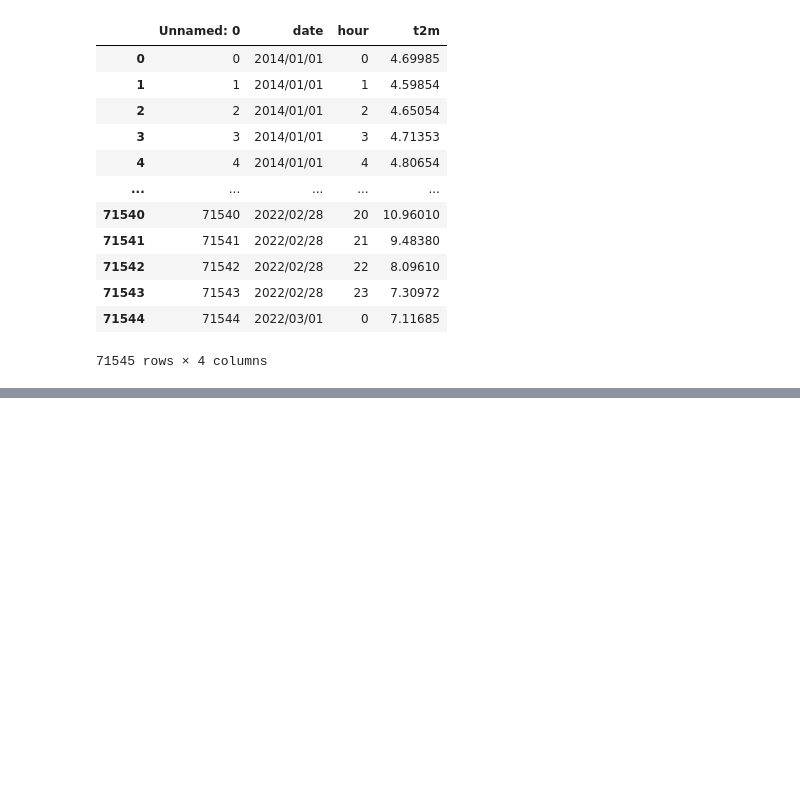
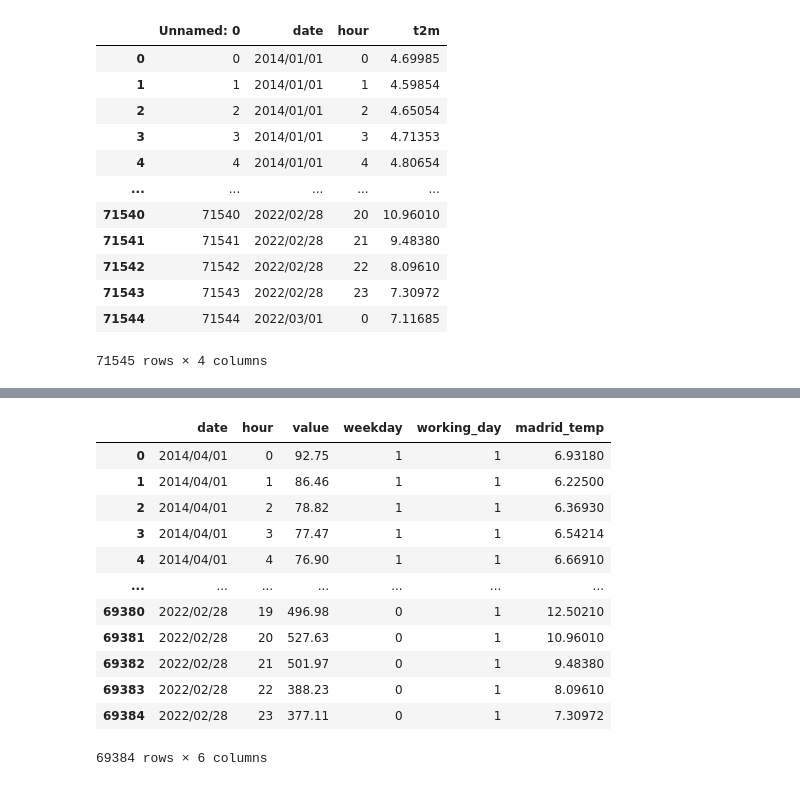
Before and after one commit to BernardoJoseLlamasVerna/tfm_data_science, a Jupyter notebook: Pruebas_Datasets.ipynb, the cells around one changed output, grey strips where cells are left out. Cells and saved outputs as stored; diff of their text form; code cells hidden in the pictures; blank space fills up the shorter version.

```diff
--- a/Pruebas_Datasets.ipynb
+++ b/Pruebas_Datasets.ipynb
@@ -622,0 +692,4 @@ files_processed
+# %%
+# mergeamos con el dataframe versión 1
+df_version_1 = pd.read_csv('my_data_version_1.csv')
+df_version_1
@@ -622,0 +710,4 @@ files_processed
+# %%
+# madrid_2014_2022_new_processed.csv
+df_madrid = pd.read_csv('ficheros_temperatura/madrid_2014_2022_new_processed.csv')
+df_madrid
@@ -622,0 +728,26 @@ files_processed
+# %%
+df_version_2_madrid = pd.merge(df_version_1, df_madrid, how='left', on=['date', 'hour']).dropna()
+
+# borramos la columna Unnamed y el último registro
+del df_version_2_madrid['Unnamed: 0']
+df_version_2_madrid.drop([69385], axis=0, inplace=True)
+
+# renombramos la columna de temperatura por temp_ciudad
+df_version_2_madrid['madrid_temp'] = df_version_2_madrid['t2m']
+del df_version_2_madrid['t2m']
+
+df_version_2_madrid
+# %% [output]
+|  | date | hour | value | weekday | working_day | madrid_temp |
+| 0 | 2014/04/01 | 0 | 92.75 | 1 | 1 | 6.93180 |
+| 1 | 2014/04/01 | 1 | 86.46 | 1 | 1 | 6.22500 |
+| 2 | 2014/04/01 | 2 | 78.82 | 1 | 1 | 6.36930 |
+| 3 | 2014/04/01 | 3 | 77.47 | 1 | 1 | 6.54214 |
+| 4 | 2014/04/01 | 4 | 76.90 | 1 | 1 | 6.66910 |
+| ... | ... | ... | ... | ... | ... | ... |
+| 69380 | 2022/02/28 | 19 | 496.98 | 0 | 1 | 12.50210 |
+| 69381 | 2022/02/28 | 20 | 527.63 | 0 | 1 | 10.96010 |
+| 69382 | 2022/02/28 | 21 | 501.97 | 0 | 1 | 9.48380 |
+| 69383 | 2022/02/28 | 22 | 388.23 | 0 | 1 | 8.09610 |
+| 69384 | 2022/02/28 | 23 | 377.11 | 0 | 1 | 7.30972 |
+69384 rows × 6 columns
```
Also changed, not shown: parts of 18 cells of this notebook, 9 other files.
